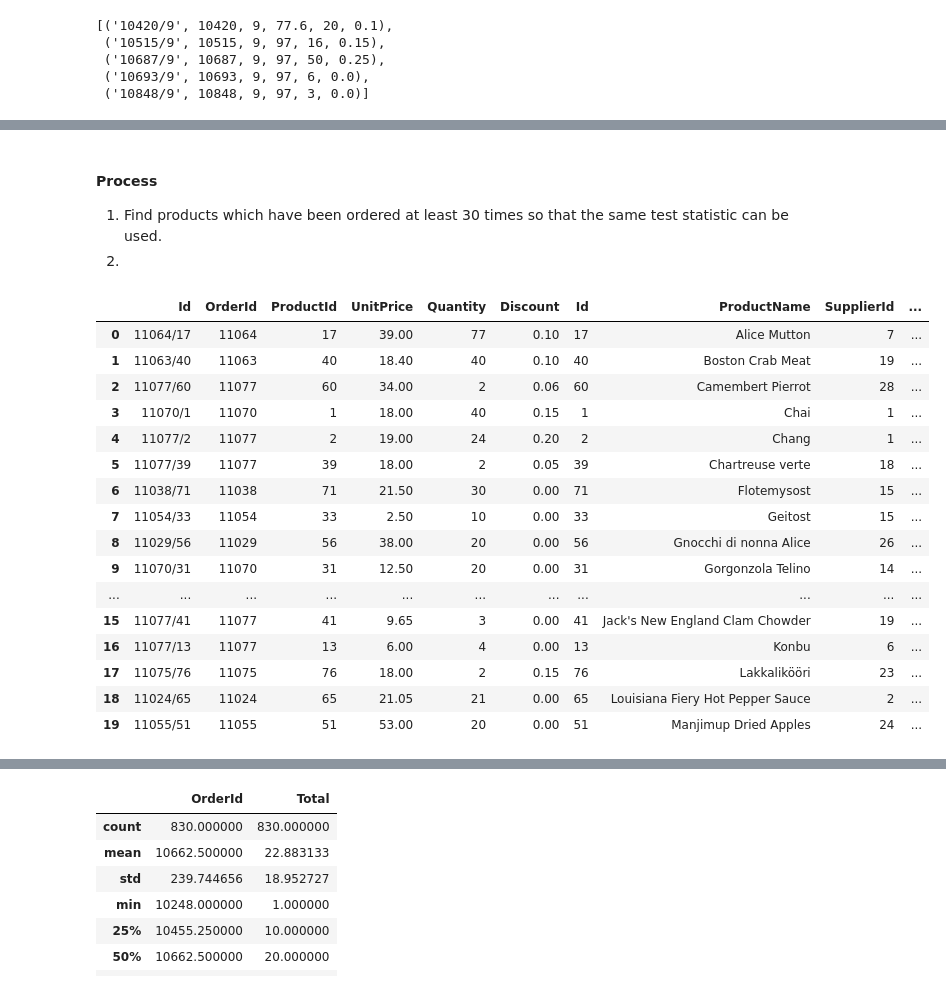
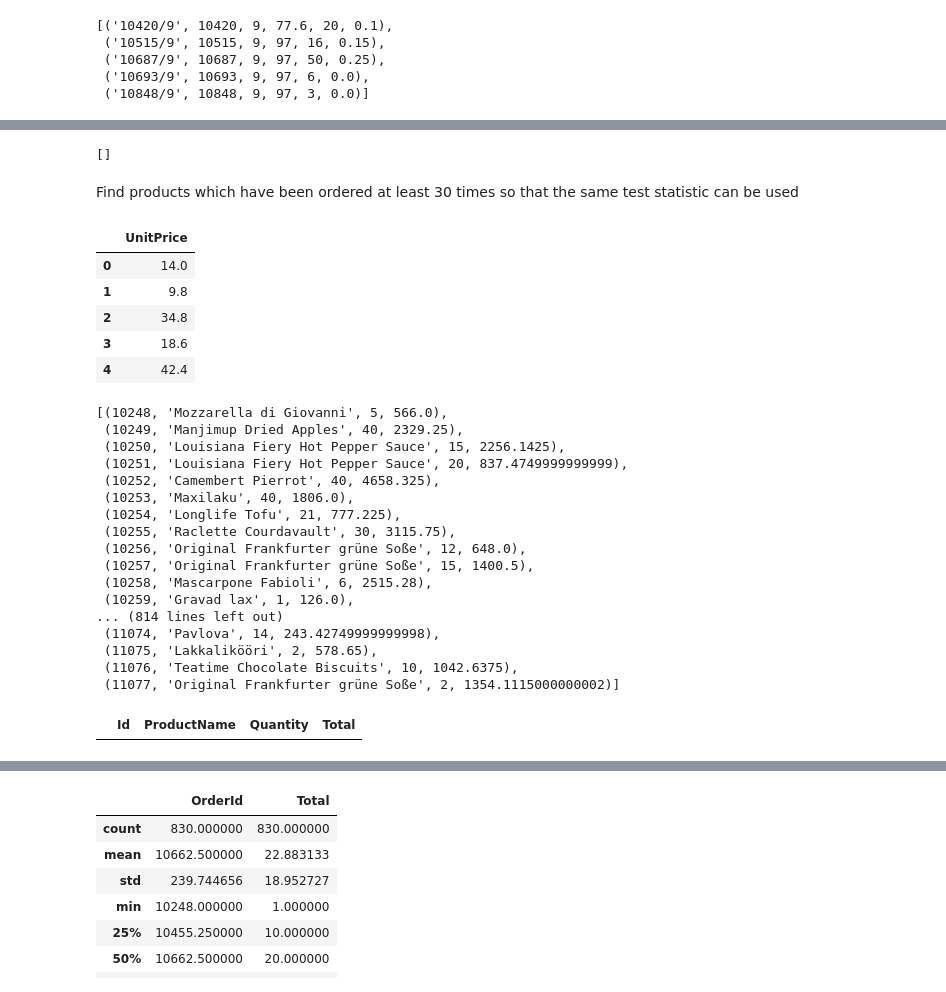
Before and after one commit to MagicMilly/dsc-2-final-project-online-ds-ft-100118, a Jupyter notebook: student.ipynb, the cells around one changed output, grey strips where cells are left out. Saved outputs shown, nothing was run; the diff lists cells and outputs as text; code cells hidden in the pictures.

```diff
--- a/student.ipynb
+++ b/student.ipynb
@@ -1374,26 +1399,45 @@ c.execute('SELECT * FROM OrderDetail WHERE ProductId = 9;').fetchall()
+# %%
+c.execute('SELECT OrderDetail.Id, Product.ProductName, Quantity FROM OrderDetail INNER JOIN Product ON OrderDetail.ProductId \
+= Product.Id GROUP BY OrderDetail.Id HAVING COUNT(Product.Id) >=30;').fetchall()
+# %% [output]
+[]
 # %% [markdown]
-#### Process
-1. Find products which have been ordered at least 30 times so that the same test statistic can be used.
-2.
+Find products which have been ordered at least 30 times so that the same test statistic can be used
+# %%
+what = pd.read_sql_query('SELECT UnitPrice FROM OrderDetail', conn)
+what.head()
+# %% [output]
+|  | UnitPrice |
+| 0 | 14.0 |
+| 1 | 9.8 |
+| 2 | 34.8 |
+| 3 | 18.6 |
+| 4 | 42.4 |
+# %%
+c.execute('SELECT OrderId, Product.ProductName, Quantity, SUM(Quantity*Product.UnitPrice-Product.UnitPrice*Discount) FROM OrderDetail \
+INNER JOIN Product ON Product.Id = OrderDetail.ProductId GROUP BY OrderId;').fetchall()
+# %% [output]
+[(10248, 'Mozzarella di Giovanni', 5, 566.0),
+ (10249, 'Manjimup Dried Apples', 40, 2329.25),
+ (10250, 'Louisiana Fiery Hot Pepper Sauce', 15, 2256.1425),
+ (10251, 'Louisiana Fiery Hot Pepper Sauce', 20, 837.4749999999999),
+ (10252, 'Camembert Pierrot', 40, 4658.325),
+ (10253, 'Maxilaku', 40, 1806.0),
+ (10254, 'Longlife Tofu', 21, 777.225),
+ (10255, 'Raclette Courdavault', 30, 3115.75),
+ (10256, 'Original Frankfurter grüne Soße', 12, 648.0),
+ (10257, 'Original Frankfurter grüne Soße', 15, 1400.5),
+ (10258, 'Mascarpone Fabioli', 6, 2515.28),
+ (10259, 'Gravad lax', 1, 126.0),
+... (814 lines left out)
+ (11074, 'Pavlova', 14, 243.42749999999998),
+ (11075, 'Lakkalikööri', 2, 578.65),
+ (11076, 'Teatime Chocolate Biscuits', 10, 1042.6375),
+ (11077, 'Original Frankfurter grüne Soße', 2, 1354.1115000000002)]
 # %%
-products_ordered = pd.read_sql_query('SELECT OrderId, Product.ProductName FROM OrderDetail INNER JOIN Product ON OrderDetail.ProductId = \
-Product.Id GROUP BY Product.ProductName  HAVING COUNT(ProductId) >= 30;', conn)
+products_ordered = pd.read_sql_query('SELECT OrderDetail.Id, Product.ProductName, Quantity, SUM(Product.UnitPrice*Quantity-Product.UnitPrice*Discount) \
+AS Total FROM OrderDetail INNER JOIN Product ON OrderDetail.ProductId = Product.Id GROUP BY OrderDetail.Id HAVING COUNT(ProductId) \
+>= 30 ORDER BY OrderDetail.Id;', conn)
 products_ordered.head(20)
 # %% [output]
-|  | Id | OrderId | ProductId | UnitPrice | Quantity | Discount | Id | ProductName | SupplierId | ... |
-| 0 | 11064/17 | 11064 | 17 | 39.00 | 77 | 0.10 | 17 | Alice Mutton | 7 | ... |
-| 1 | 11063/40 | 11063 | 40 | 18.40 | 40 | 0.10 | 40 | Boston Crab Meat | 19 | ... |
-| 2 | 11077/60 | 11077 | 60 | 34.00 | 2 | 0.06 | 60 | Camembert Pierrot | 28 | ... |
-| 3 | 11070/1 | 11070 | 1 | 18.00 | 40 | 0.15 | 1 | Chai | 1 | ... |
-| 4 | 11077/2 | 11077 | 2 | 19.00 | 24 | 0.20 | 2 | Chang | 1 | ... |
-| 5 | 11077/39 | 11077 | 39 | 18.00 | 2 | 0.05 | 39 | Chartreuse verte | 18 | ... |
-| 6 | 11038/71 | 11038 | 71 | 21.50 | 30 | 0.00 | 71 | Flotemysost | 15 | ... |
-| 7 | 11054/33 | 11054 | 33 | 2.50 | 10 | 0.00 | 33 | Geitost | 15 | ... |
-| 8 | 11029/56 | 11029 | 56 | 38.00 | 20 | 0.00 | 56 | Gnocchi di nonna Alice | 26 | ... |
-| 9 | 11070/31 | 11070 | 31 | 12.50 | 20 | 0.00 | 31 | Gorgonzola Telino | 14 | ... |
-| ... | ... | ... | ... | ... | ... | ... | ... | ... | ... | ... |
-| 15 | 11077/41 | 11077 | 41 | 9.65 | 3 | 0.00 | 41 | Jack's New England Clam Chowder | 19 | ... |
-| 16 | 11077/13 | 11077 | 13 | 6.00 | 4 | 0.00 | 13 | Konbu | 6 | ... |
-| 17 | 11075/76 | 11075 | 76 | 18.00 | 2 | 0.15 | 76 | Lakkalikööri | 23 | ... |
-| 18 | 11024/65 | 11024 | 65 | 21.05 | 21 | 0.00 | 65 | Louisiana Fiery Hot Pepper Sauce | 2 | ... |
-| 19 | 11055/51 | 11055 | 51 | 53.00 | 20 | 0.00 | 51 | Manjimup Dried Apples | 24 | ... |
+|  | Id | ProductName | Quantity | Total |
```
Also changed, not shown: parts of 5 cells of this notebook.
